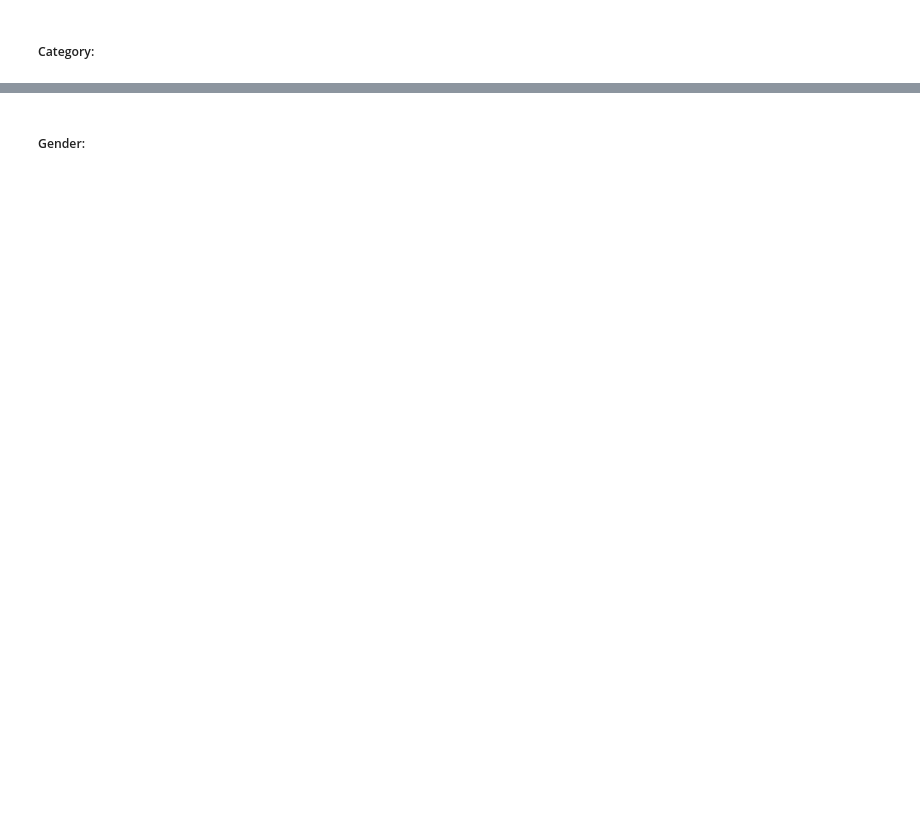
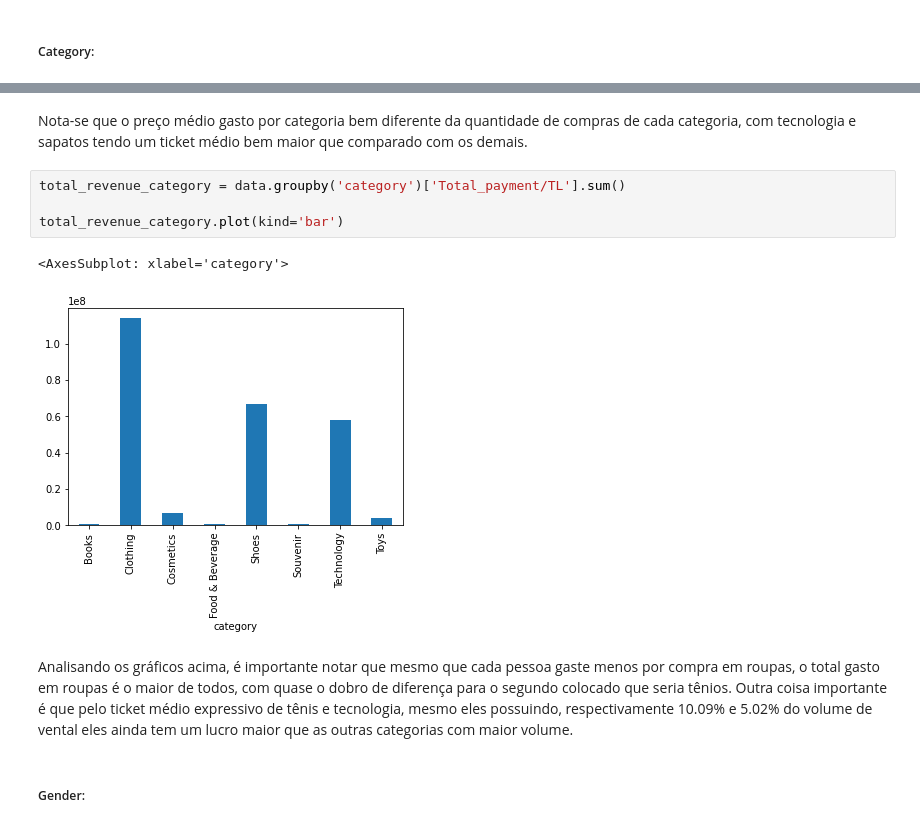
Before and after one commit to nataliaqmc/MachineLearning, a Jupyter notebook: projetoFinal.ipynb, the cells around one changed output, grey strips where cells are left out. Cells and saved outputs as stored; diff of their text form; blank space fills up the shorter version.

```diff
--- a/projetoFinal.ipynb
+++ b/projetoFinal.ipynb
@@ -60,3 +207,14 @@ plt.show()
+# %% [markdown]
+Nota-se que o preço médio gasto por categoria bem diferente da quantidade de compras de cada categoria, com tecnologia e sapatos tendo um ticket médio bem maior que comparado com os demais.
+# %%
+total_revenue_category = data.groupby('category')['Total_payment/TL'].sum()
+
+total_revenue_category.plot(kind='bar')
+# %% [output]
+<AxesSubplot: xlabel='category'>
+[figure, added]
+# %% [markdown]
+Analisando os gráficos acima, é importante notar que mesmo que cada pessoa gaste menos por compra em roupas, o total gasto em roupas é o maior de todos, com quase o dobro de diferença para o segundo colocado que seria tênios. Outra coisa importante é que pelo ticket médio expressivo de tênis e tecnologia, mesmo eles possuindo, respectivamente 10.09% e 5.02% do volume de vental eles ainda tem um lucro maior que as outras categorias com maior volume.
 # %% [markdown]
 ##### Gender:
 # %%
```
Also changed, not shown: parts of 55 cells of this notebook.
